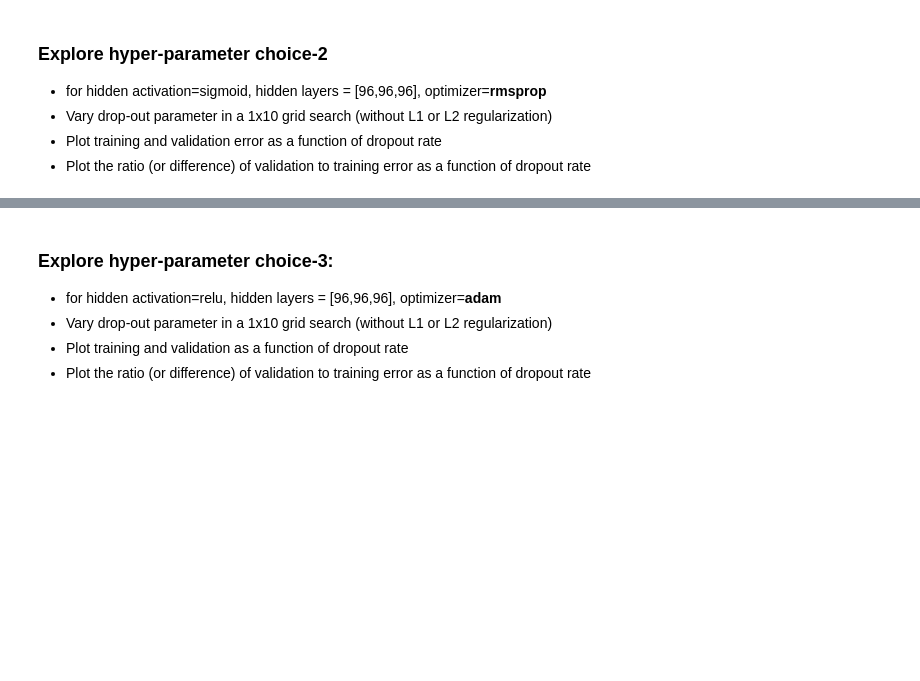
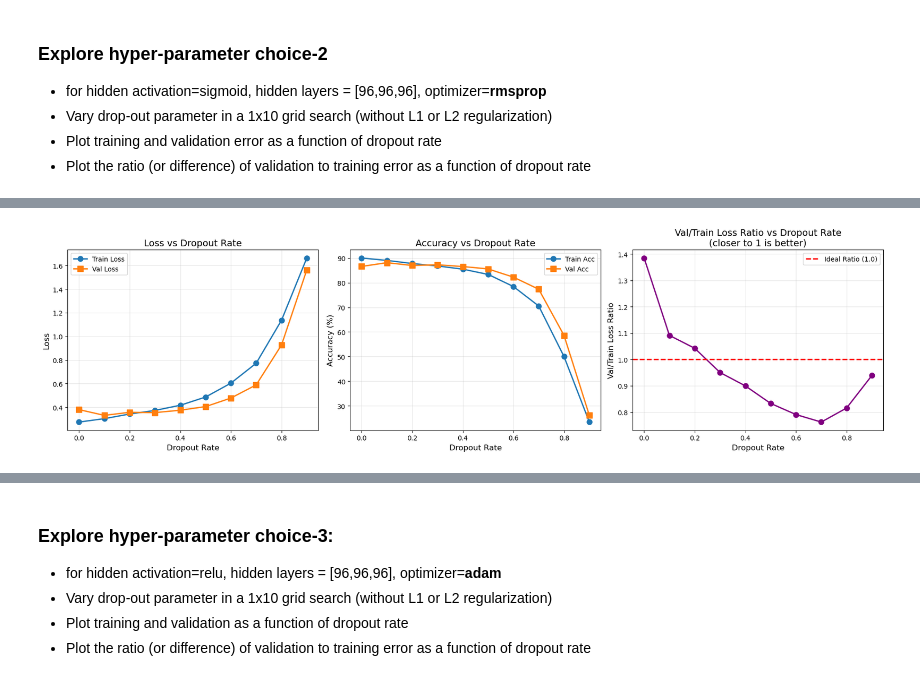
Before and after one commit to arigelbard/dsan6600-HW2, a Jupyter notebook: HW-02.ipynb, the cells around one changed output, grey strips where cells are left out. Saved outputs shown, nothing was run; the diff lists cells and outputs as text; code cells hidden in the pictures; blank space fills up the shorter version.

```diff
--- a/HW-02.ipynb
+++ b/HW-02.ipynb
@@ -1003,38 +1146,85 @@ for do in dropout_rates:
 # %%
-# Plot results
-fig, axes = plt.subplots(1, 2, figsize=(14, 5))
+# Calculate validation/training ratio
+val_train_ratio = np.array(results['val_loss']) / np.array(results['train_loss'])
 
-# Plot 1: Loss vs Dropout
+# Create plots
+fig, axes = plt.subplots(1, 3, figsize=(18, 5))
+
+# Plot 1: Training and Validation Loss vs Dropout
 ax = axes[0]
 ax.plot(dropout_rates, results['train_loss'], 'o-', label='Train Loss', linewidth=2, markersize=8)
 ax.plot(dropout_rates, results['val_loss'], 's-', label='Val Loss', linewidth=2, markersize=8)
 ax.set_xlabel('Dropout Rate', fontsize=12)
 ax.set_ylabel('Loss', fontsize=12)
 ax.set_title('Loss vs Dropout Rate', fontsize=14)
 ax.legend(fontsize=10)
 ax.grid(True, alpha=0.3)
 
-# Plot 2: Accuracy vs Dropout
+# Plot 2: Training and Validation Accuracy vs Dropout
 ax = axes[1]
 ax.plot(dropout_rates, results['train_acc'], 'o-', label='Train Acc', linewidth=2, markersize=8)
 ax.plot(dropout_rates, results['val_acc'], 's-', label='Val Acc', linewidth=2, markersize=8)
 ax.set_xlabel('Dropout Rate', fontsize=12)
 ax.set_ylabel('Accuracy (%)', fontsize=12)
 ax.set_title('Accuracy vs Dropout Rate', fontsize=14)
 ax.legend(fontsize=10)
 ax.grid(True, alpha=0.3)
 
+# Plot 3: Validation/Training Loss Ratio vs Dropout
+ax = axes[2]
+ax.plot(dropout_rates, val_train_ratio, 'o-', color='purple', linewidth=2, markersize=8)
+ax.axhline(y=1.0, color='red', linestyle='--', linewidth=2, label='Ideal Ratio (1.0)')
+ax.set_xlabel('Dropout Rate', fontsize=12)
+ax.set_ylabel('Val/Train Loss Ratio', fontsize=12)
+ax.set_title('Val/Train Loss Ratio vs Dropout Rate\n(closer to 1 is better)', fontsize=14)
+ax.legend(fontsize=10)
+ax.grid(True, alpha=0.3)
+
 plt.tight_layout()
-plt.savefig('dropout_comparison.png', dpi=300, bbox_inches='tight')
+plt.savefig('dropout_analysis.png', dpi=300, bbox_inches='tight')
 plt.show()
 
 # Print summary
 print(f"\n{'='*60}")
-print("BEST DROPOUT RATE")
+print("DROPOUT RATE ANALYSIS")
 print(f"{'='*60}")
 
-best_idx = np.argmax(results['val_acc'])
-print(f"Best Dropout: {dropout_rates[best_idx]}")
-print(f"Val Accuracy: {results['val_acc'][best_idx]:.2f}%")
-print(f"Train Accuracy: {results['train_acc'][best_idx]:.2f}%")
-print(f"Val Loss: {results['val_loss'][best_idx]:.4f}")
+best_val_acc_idx = np.argmax(results['val_acc'])
+best_ratio_idx = np.argmin(np.abs(val_train_ratio - 1.0))  # Closest to 1
+
+# Find best balanced dropout (good accuracy AND good ratio)
+# Only consider configurations with val_acc > 80% (reasonable performance threshold)
+valid_configs = np.where(np.array(results['val_acc']) > 80.0)[0]
+
+if len(valid_configs) > 0:
+    # Among valid configs, find the one with ratio closest to 1
+    ratios_subset = val_train_ratio[valid_configs]
+    best_balanced_idx_in_subset = np.argmin(np.abs(ratios_subset - 1.0))
+    best_balanced_idx = valid_configs[best_balanced_idx_in_subset]
+else:
+    # Fallback if no configs meet threshold
+    best_balanced_idx = best_val_acc_idx
+
+print(f"\nBest Validation Accuracy (may overfit):")
+print(f"  Dropout Rate: {dropout_rates[best_val_acc_idx]}")
+print(f"  Val Accuracy: {results['val_acc'][best_val_acc_idx]:.2f}%")
+print(f"  Train Accuracy: {results['train_acc'][best_val_acc_idx]:.2f}%")
+print(f"  Val/Train Ratio: {val_train_ratio[best_val_acc_idx]:.3f}")
+
+print(f"\nBest Val/Train Ratio (may underfit):")
+print(f"  Dropout Rate: {dropout_rates[best_ratio_idx]}")
+print(f"  Val/Train Ratio: {val_train_ratio[best_ratio_idx]:.3f}")
+print(f"  Val Accuracy: {results['val_acc'][best_ratio_idx]:.2f}%")
+print(f"  Train Accuracy: {results['train_acc'][best_ratio_idx]:.2f}%")
+
+print(f"\n{'*'*60}")
+print("RECOMMENDED: Best Balanced Configuration")
+print(f"{'*'*60}")
+print(f"  Dropout Rate: {dropout_rates[best_balanced_idx]}")
+print(f"  Val Accuracy: {results['val_acc'][best_balanced_idx]:.2f}%")
+print(f"  Train Accuracy: {results['train_acc'][best_balanced_idx]:.2f}%")
+print(f"  Val/Train Ratio: {val_train_ratio[best_balanced_idx]:.3f}")
+print(f"  Val Loss: {results['val_loss'][best_balanced_idx]:.4f}")
+print(f"\n  This configuration balances high accuracy with good generalization.")
+# %% [output]
+[figure, added]
```
Also changed, not shown: parts of 9 cells of this notebook, 5 other files.
